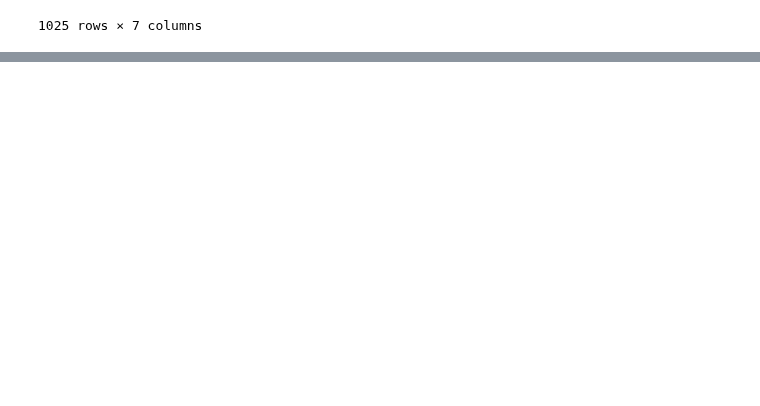
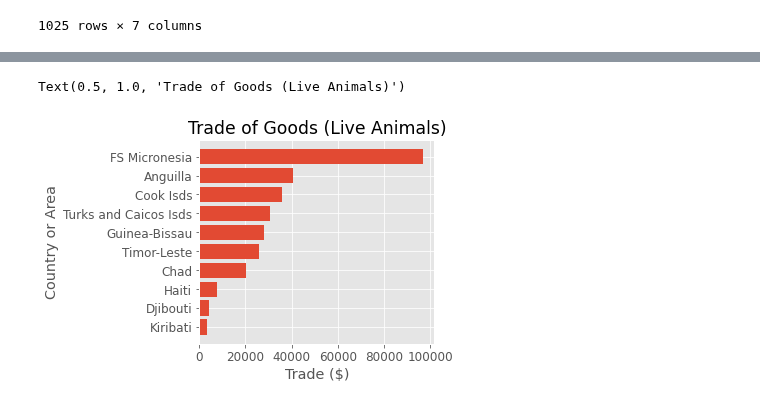
Before and after one commit to eldrigeampong/Data-Science, a Jupyter notebook: UN/Commodity Trade Statistics Database/proj2.ipynb, the cells around one changed output, grey strips where cells are left out. Saved outputs shown, nothing was run; the diff lists cells and outputs as text; code cells hidden in the pictures; blank space fills up the shorter version.

```diff
--- a/UN/Commodity Trade Statistics Database/proj2.ipynb
+++ b/UN/Commodity Trade Statistics Database/proj2.ipynb
@@ -266,0 +287,16 @@ Name: agg_trade, dtype: float64
+# %%
+low_10_trade = agg_trade_stats['total_trade'].sort_values(ascending=True).head(10)
+
+# get country or area names and their respective values
+country_or_area = low_10_trade.keys()
+total_trade = low_10_trade.values
+# %%
+fig, ax = plt.subplots()
+
+hbars = ax.barh(country_or_area, total_trade, align='center')
+ax.set_xlabel('Trade ($)')
+ax.set_ylabel('Country or Area')
+ax.set_title('Trade of Goods (Live Animals)')
+# %% [output]
+Text(0.5, 1.0, 'Trade of Goods (Live Animals)')
+[figure, added]
```
Also changed, not shown: parts of 7 cells of this notebook.
